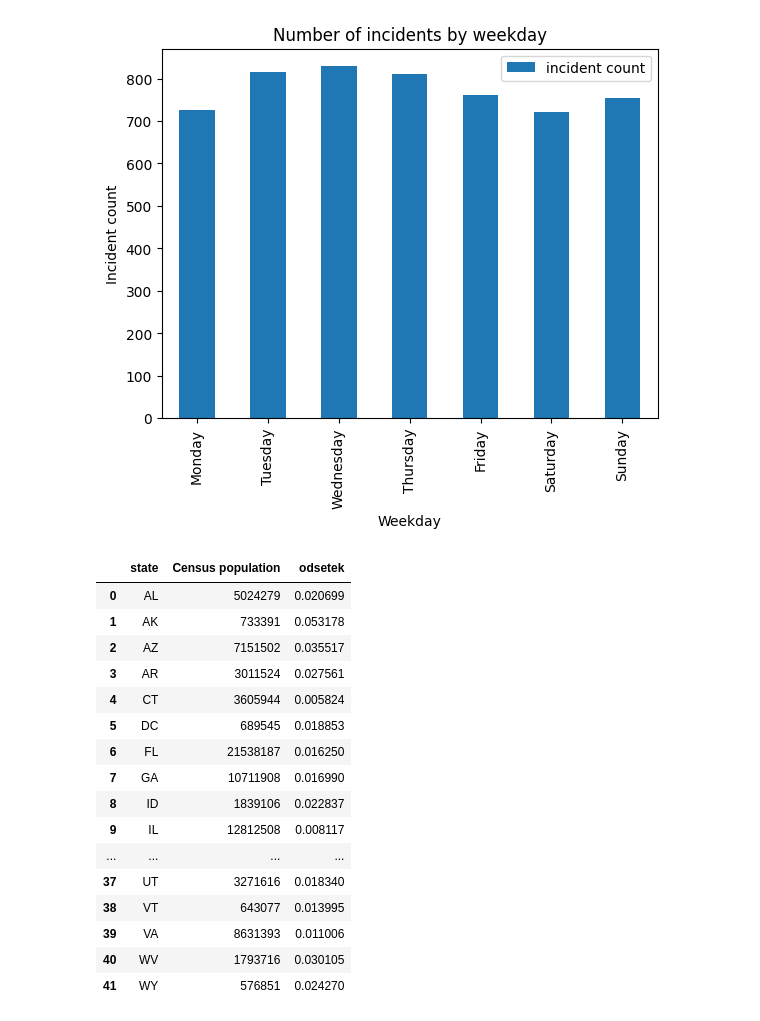
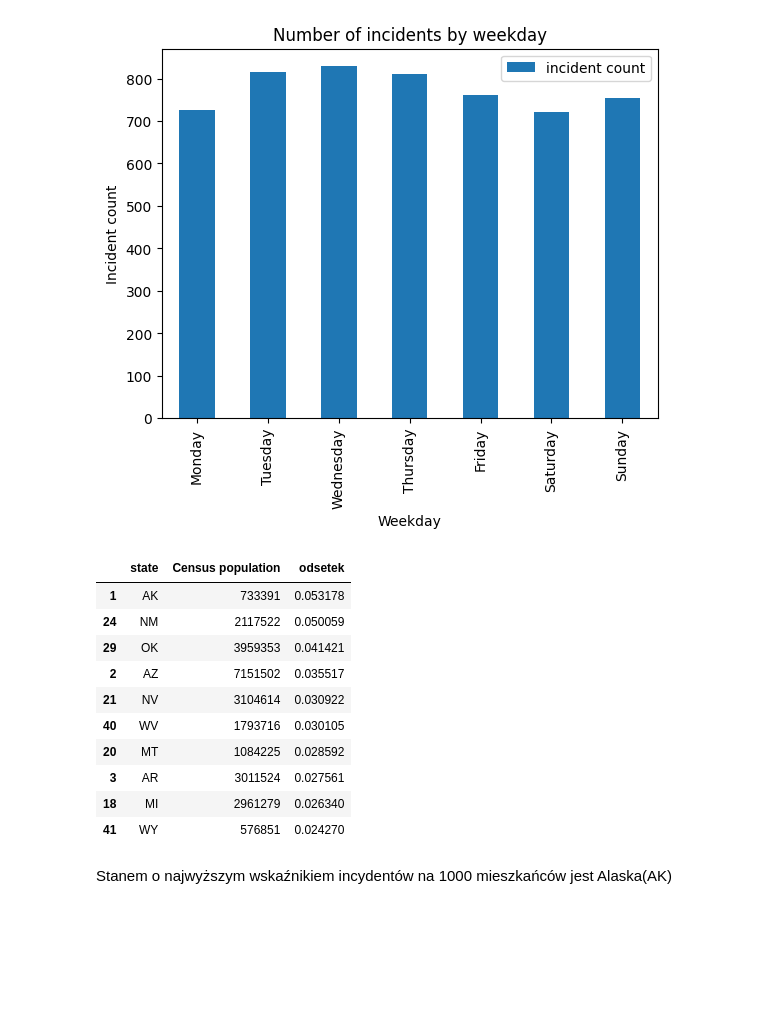
Before and after one commit to TomaszWlo/learning-git-task, a Jupyter notebook: zadanie_8_3.ipynb, the cells around one changed output. Drawn from its saved outputs; the diff is of its cells as text; code cells hidden in the pictures; blank space fills up the shorter version.

```diff
--- a/zadanie_8_3.ipynb
+++ b/zadanie_8_3.ipynb
@@ -55,47 +55,43 @@ df = pd.read_csv("fatal-police-shootings-data.csv")
 
 '''
 url_state_codes = ("https://en.wikipedia.org/wiki/List_of_U.S._state_and_territory_abbreviations")
 url_population = ("https://simple.wikipedia.org/wiki/List_of_U.S._states_by_population")
 
 headers = {"User-Agent": "Mozilla/5.0"}
 
 html_state_codes = requests.get(url_state_codes, headers=headers).text
 html_population = requests.get(url_population, headers=headers).text
 
 state_codes = pd.read_html(html_state_codes)[1]
 population = pd.read_html(html_population)[0]
 
 state_codes_table = state_codes.to_csv('state codes', index=False)
 population_table = population.to_csv('population', index=False)
 '''
 
 sctble = pd.read_csv('state codes')  # sct - skrot od state_codes_table
 ptble = pd.read_csv('population')  # sct - skrot od population_table
 
 incidents = df.groupby("state")['state'].value_counts()
 
 states_codes_n_population = pd.merge(sctble, ptble,on='name', how='inner')
 final_table = pd.merge(states_codes_n_population, incidents, on='state', how='inner')
 
 
 final_table["odsetek"] = (final_table["count"] / final_table["Census population"]) * 1000
 
-final_table[['state', "Census population", 'odsetek']]
+final_table[['state', "Census population", 'odsetek']].sort_values(by='odsetek' , ascending=False).head(10)
 # %% [output]
 |  | state | Census population | odsetek |
-| 0 | AL | 5024279 | 0.020699 |
 | 1 | AK | 733391 | 0.053178 |
+| 24 | NM | 2117522 | 0.050059 |
+| 29 | OK | 3959353 | 0.041421 |
 | 2 | AZ | 7151502 | 0.035517 |
+| 21 | NV | 3104614 | 0.030922 |
+| 40 | WV | 1793716 | 0.030105 |
+| 20 | MT | 1084225 | 0.028592 |
 | 3 | AR | 3011524 | 0.027561 |
-| 4 | CT | 3605944 | 0.005824 |
-| 5 | DC | 689545 | 0.018853 |
-| 6 | FL | 21538187 | 0.016250 |
-| 7 | GA | 10711908 | 0.016990 |
-| 8 | ID | 1839106 | 0.022837 |
-| 9 | IL | 12812508 | 0.008117 |
-| ... | ... | ... | ... |
-| 37 | UT | 3271616 | 0.018340 |
-| 38 | VT | 643077 | 0.013995 |
-| 39 | VA | 8631393 | 0.011006 |
-| 40 | WV | 1793716 | 0.030105 |
+| 18 | MI | 2961279 | 0.026340 |
 | 41 | WY | 576851 | 0.024270 |
+# %% [markdown]
+Stanem o najwyższym wskaźnikiem incydentów na 1000 mieszkańców jest Alaska(AK)
```
